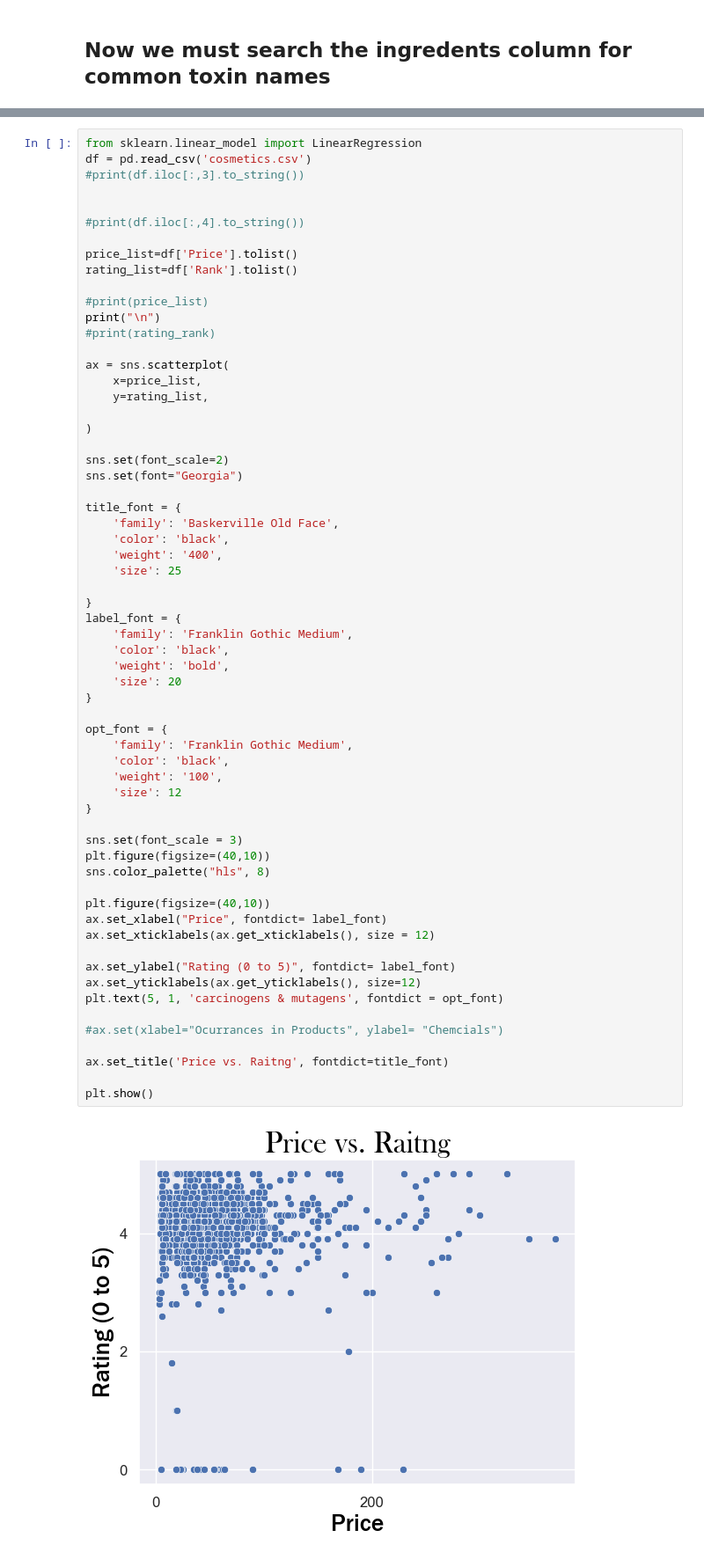
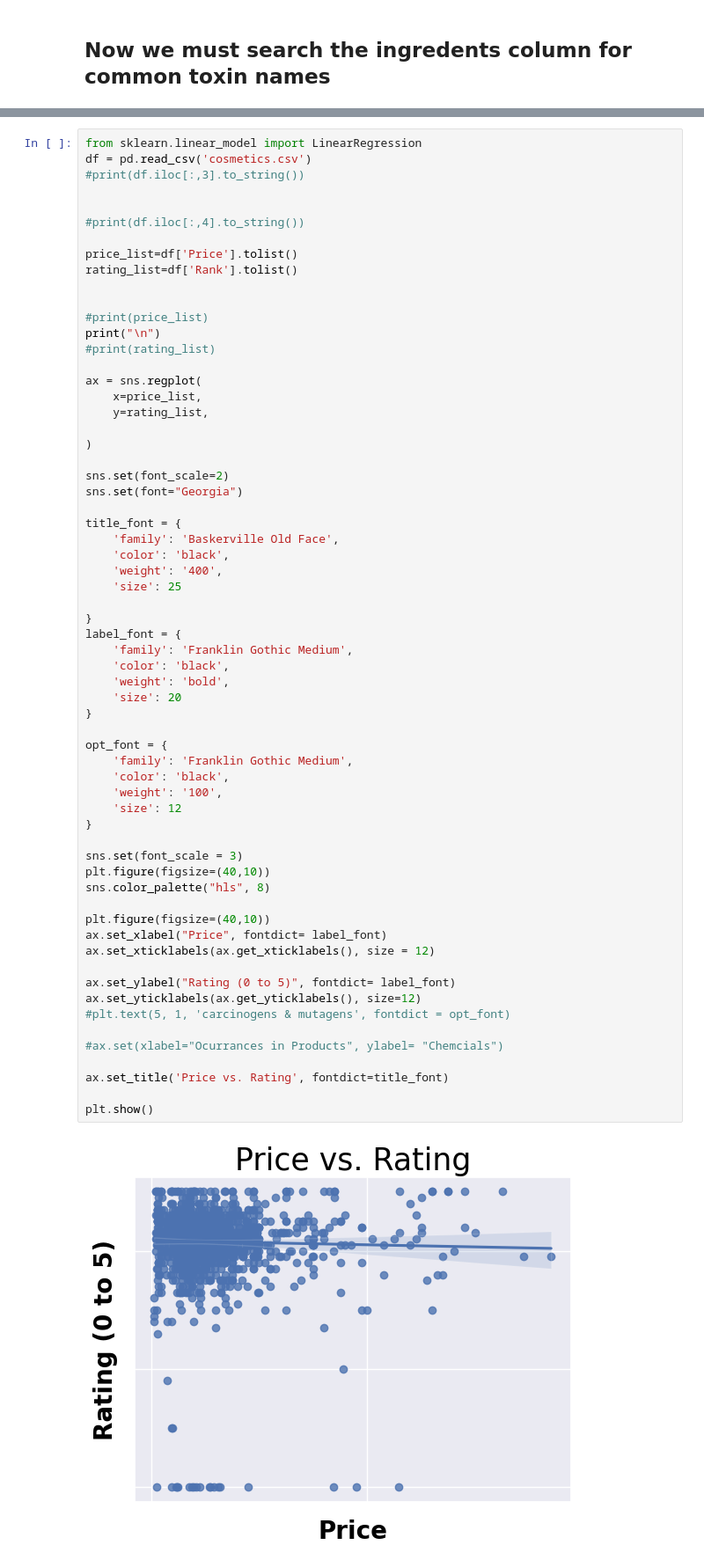
Before and after one commit to mahakanakala/toxins, a Jupyter notebook: toxins_in_beauty_products.ipynb, the cells around one changed output, grey strips where cells are left out. Shown at 88% size. Saved outputs shown, nothing was run; the diff lists cells and outputs as text.

```diff
--- a/toxins_in_beauty_products.ipynb
+++ b/toxins_in_beauty_products.ipynb
@@ -513,11 +664,12 @@ df = pd.read_csv('cosmetics.csv')
 price_list=df['Price'].tolist()
 rating_list=df['Rank'].tolist()
 
+
 #print(price_list)
 print("\n")
-#print(rating_rank)
+#print(rating_list)
 
-ax = sns.scatterplot(
+ax = sns.regplot(
     x=price_list,
     y=rating_list,
 
@@ -536,34 +688,34 @@ title_font = {
 label_font = {
     'family': 'Franklin Gothic Medium',
     'color': 'black',
     'weight': 'bold',
     'size': 20
 }
 
 opt_font = {
     'family': 'Franklin Gothic Medium',
     'color': 'black',
     'weight': '100',
     'size': 12
 }
 
 sns.set(font_scale = 3)
 plt.figure(figsize=(40,10))
 sns.color_palette("hls", 8)
 
 plt.figure(figsize=(40,10))
 ax.set_xlabel("Price", fontdict= label_font)
 ax.set_xticklabels(ax.get_xticklabels(), size = 12)
 
 ax.set_ylabel("Rating (0 to 5)", fontdict= label_font)
 ax.set_yticklabels(ax.get_yticklabels(), size=12)
-plt.text(5, 1, 'carcinogens & mutagens', fontdict = opt_font)
+#plt.text(5, 1, 'carcinogens & mutagens', fontdict = opt_font)
 
 #ax.set(xlabel="Ocurrances in Products", ylabel= "Chemcials")
 
-ax.set_title('Price vs. Raitng', fontdict=title_font)
+ax.set_title('Price vs. Rating', fontdict=title_font)
 
 plt.show()
 # %% [output]
-[figure, old version]
+[figure, new version]
 <Figure size 4000x1000 with 0 Axes>
```
Also changed, not shown: parts of 38 cells of this notebook.
